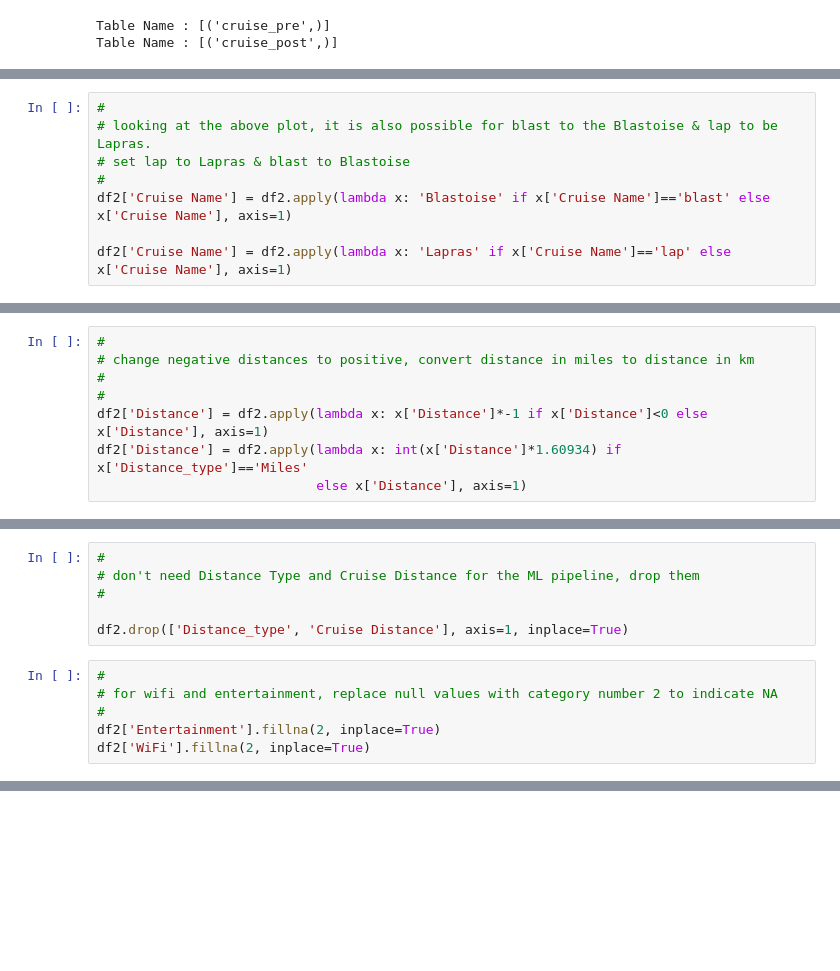
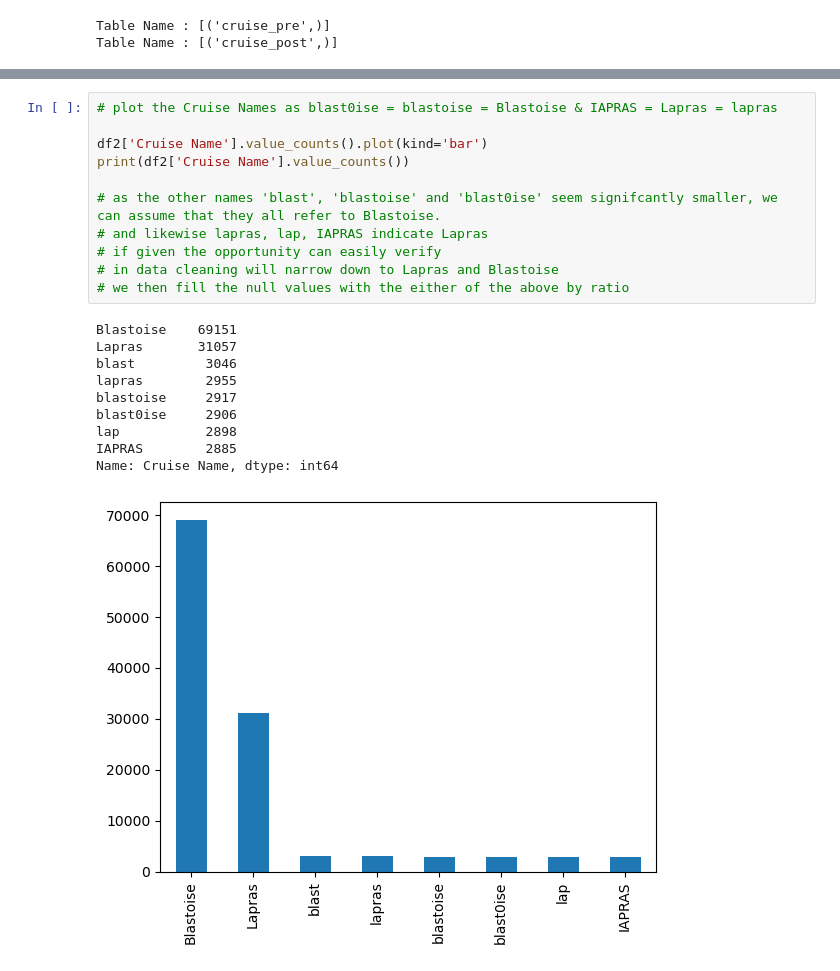
Before and after one commit to beez2022/aiap15-Seah-Bee-Kheng-881D, a Jupyter notebook: eda.ipynb, the cells around one changed output, grey strips where cells are left out. Drawn from its saved outputs; the diff is of its cells as text; blank space fills up the shorter version.

```diff
--- a/eda.ipynb
+++ b/eda.ipynb
@@ -319,8 +28,0 @@ df2['Cruise Name'].value_counts().plot(kind='bar', title='Cruise Name')
-# %%
-#
-# looking at the above plot, it is also possible for blast to the Blastoise & lap to be Lapras.
-# set lap to Lapras & blast to Blastoise
-#
-df2['Cruise Name'] = df2.apply(lambda x: 'Blastoise' if x['Cruise Name']=='blast' else x['Cruise Name'], axis=1)
-
-df2['Cruise Name'] = df2.apply(lambda x: 'Lapras' if x['Cruise Name']=='lap' else x['Cruise Name'], axis=1)
@@ -394,8 +28,0 @@ print(df2[df2['Distance']<=0].shape)
-# %%
-#
-# change negative distances to positive, convert distance in miles to distance in km
-#
-#
-df2['Distance'] = df2.apply(lambda x: x['Distance']*-1 if x['Distance']<0 else x['Distance'], axis=1)
-df2['Distance'] = df2.apply(lambda x: int(x['Distance']*1.60934) if x['Distance_type']=='Miles'
-                            else x['Distance'], axis=1)
@@ -415,12 +28,0 @@ Name: Distance, dtype: float64
-# %%
-#
-# don't need Distance Type and Cruise Distance for the ML pipeline, drop them
-#
-
-df2.drop(['Distance_type', 'Cruise Distance'], axis=1, inplace=True)
-# %%
-#
-# for wifi and entertainment, replace null values with category number 2 to indicate NA
-#
-df2['Entertainment'].fillna(2, inplace=True)
-df2['WiFi'].fillna(2, inplace=True)
@@ -702,0 +253,22 @@ Index(['Online Check-in', 'Cabin Comfort', 'Cabin service', 'Baggage handling',
+# %%
+# plot the Cruise Names as blast0ise = blastoise = Blastoise & IAPRAS = Lapras = lapras
+
+df2['Cruise Name'].value_counts().plot(kind='bar')
+print(df2['Cruise Name'].value_counts())
+
+# as the other names 'blast', 'blastoise' and 'blast0ise' seem signifcantly smaller, we can assume that they all refer to Blastoise.
+# and likewise lapras, lap, IAPRAS indicate Lapras
+# if given the opportunity can easily verify
+# in data cleaning will narrow down to Lapras and Blastoise
+# we then fill the null values with the either of the above by ratio
+# %% [output]
+Blastoise    69151
+Lapras       31057
+blast         3046
+lapras        2955
+blastoise     2917
+blast0ise     2906
+lap           2898
+IAPRAS        2885
+Name: Cruise Name, dtype: int64
+[figure, added]
```
Also changed, not shown: parts of 62 cells of this notebook, 5 other files.
